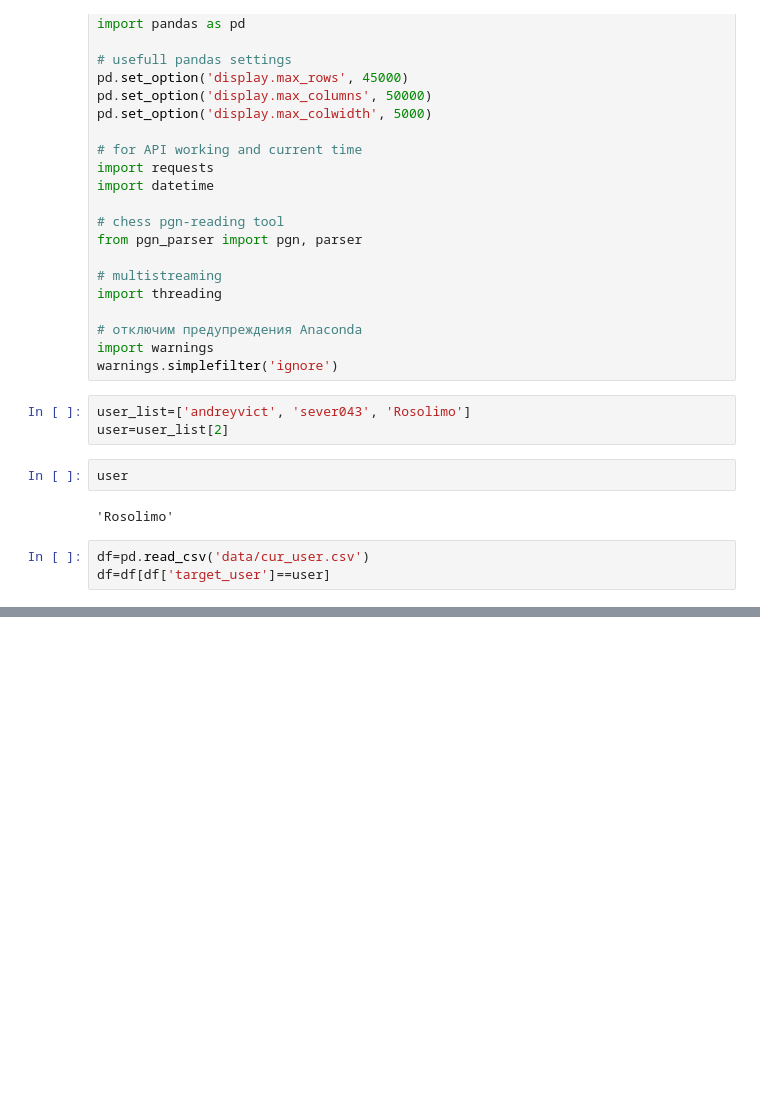
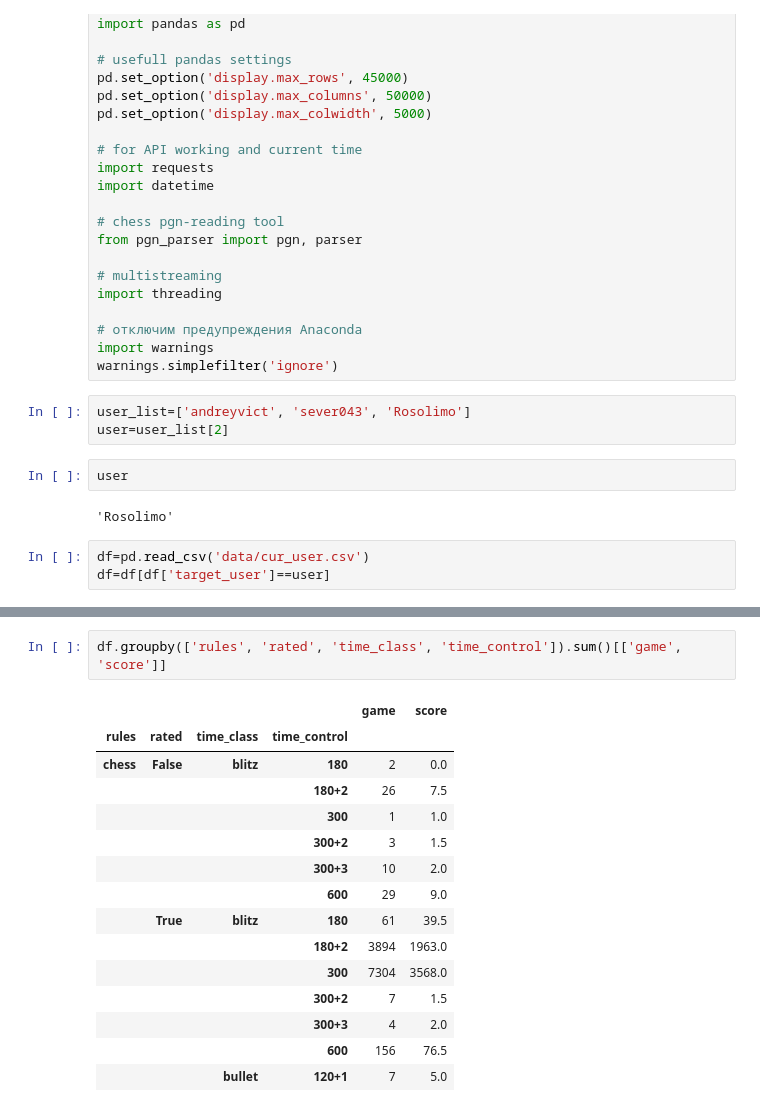
Before and after one commit to rosolimo212/chesscom, a Jupyter notebook: Current_user_forec.ipynb, the cells around one changed output, grey strips where cells are left out. Saved outputs shown, nothing was run; the diff lists cells and outputs as text; blank space fills up the shorter version.

```diff
--- a/Current_user_forec.ipynb
+++ b/Current_user_forec.ipynb
@@ -87,0 +112,18 @@ w[0:3]
+# %%
+df.groupby(['rules', 'rated', 'time_class', 'time_control']).sum()[['game', 'score']]
+# %% [output]
+|  |  |  |  | game | score |
+| rules | rated | time_class | time_control |  |  |
+| chess | False | blitz | 180 | 2 | 0.0 |
+|  |  |  | 180+2 | 26 | 7.5 |
+|  |  |  | 300 | 1 | 1.0 |
+|  |  |  | 300+2 | 3 | 1.5 |
+|  |  |  | 300+3 | 10 | 2.0 |
+|  |  |  | 600 | 29 | 9.0 |
+|  | True | blitz | 180 | 61 | 39.5 |
+|  |  |  | 180+2 | 3894 | 1963.0 |
+|  |  |  | 300 | 7304 | 3568.0 |
+|  |  |  | 300+2 | 7 | 1.5 |
+|  |  |  | 300+3 | 4 | 2.0 |
+|  |  |  | 600 | 156 | 76.5 |
+|  |  | bullet | 120+1 | 7 | 5.0 |
```
Also changed, not shown: parts of 15 cells of this notebook, 1 other file.
